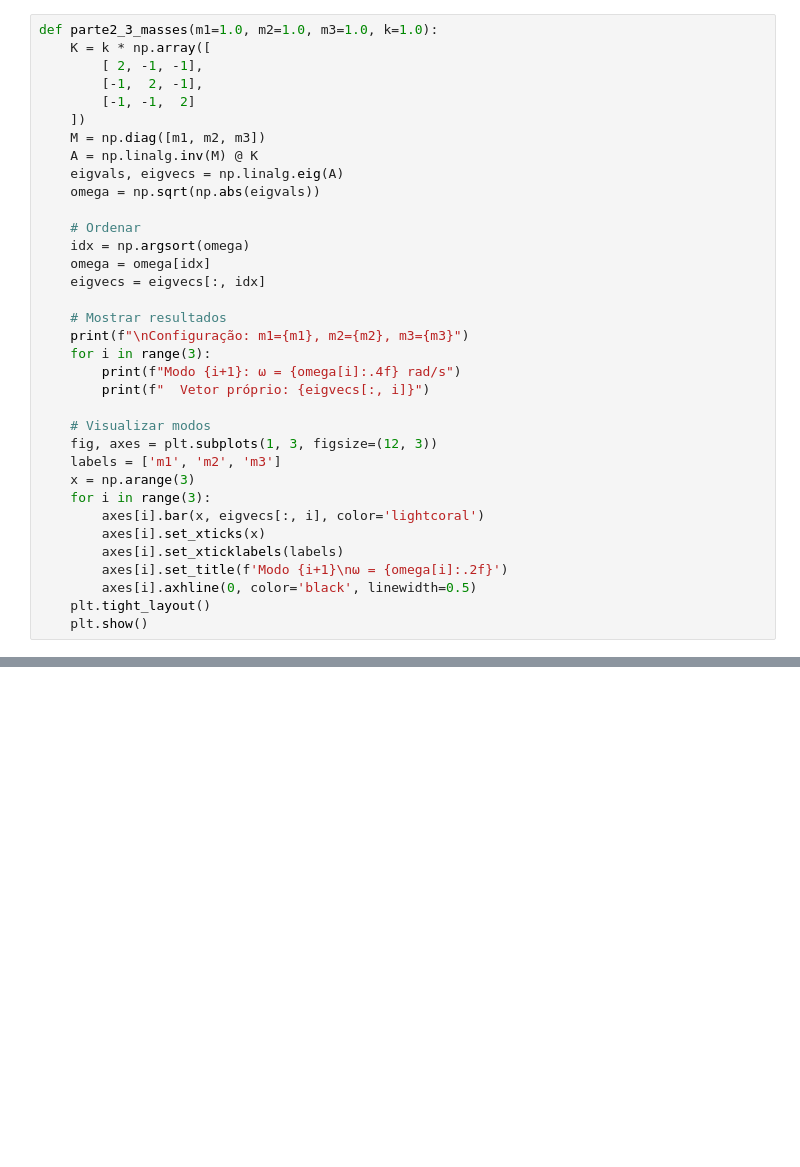
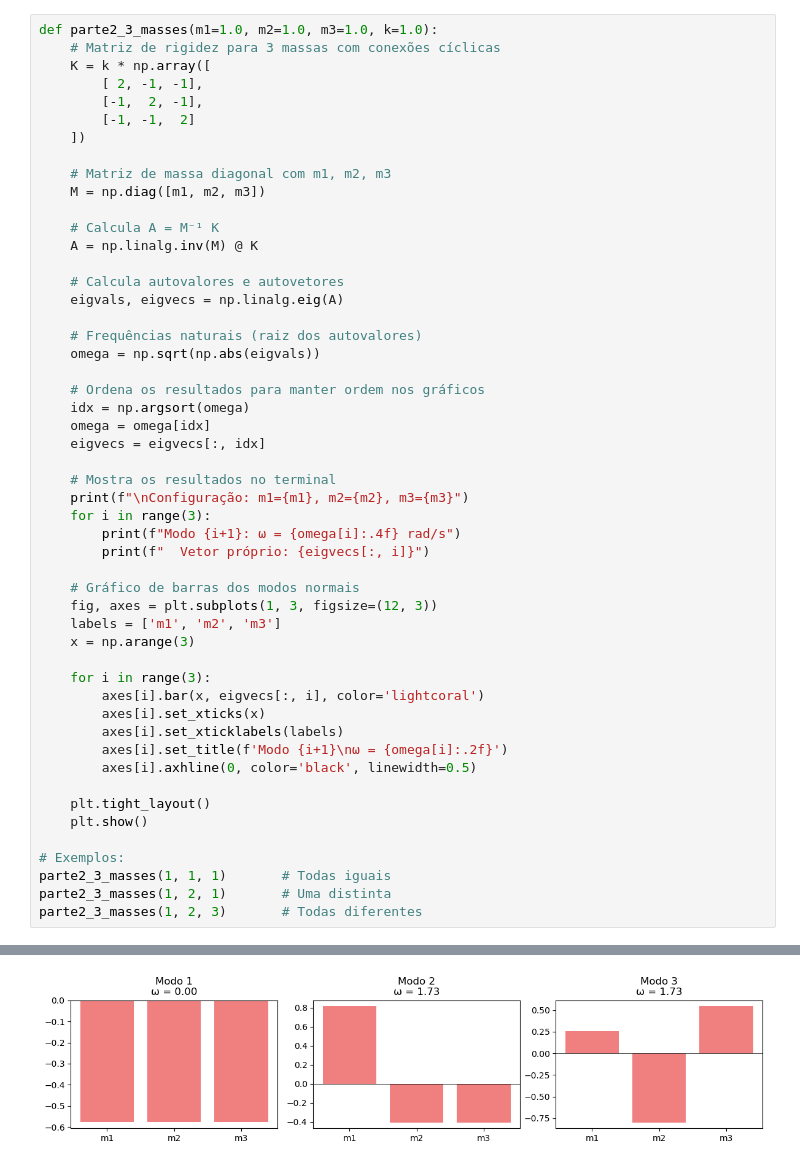
Before and after one commit to Gsimarelli/av4, a Jupyter notebook: AV4.ipynb, the cells around one changed output, grey strips where cells are left out. Drawn from its saved outputs; the diff is of its cells as text; blank space fills up the shorter version.

```diff
--- a/AV4.ipynb
+++ b/AV4.ipynb
@@ -33,35 +53,52 @@ def parte1_2_masses(m1=1.0, k=1.0):
 # %%
 def parte2_3_masses(m1=1.0, m2=1.0, m3=1.0, k=1.0):
+    # Matriz de rigidez para 3 massas com conexões cíclicas
     K = k * np.array([
         [ 2, -1, -1],
         [-1,  2, -1],
         [-1, -1,  2]
     ])
+
+    # Matriz de massa diagonal com m1, m2, m3
     M = np.diag([m1, m2, m3])
+
+    # Calcula A = M⁻¹ K
     A = np.linalg.inv(M) @ K
+
+    # Calcula autovalores e autovetores
     eigvals, eigvecs = np.linalg.eig(A)
+
+    # Frequências naturais (raiz dos autovalores)
     omega = np.sqrt(np.abs(eigvals))
 
-    # Ordenar
+    # Ordena os resultados para manter ordem nos gráficos
     idx = np.argsort(omega)
     omega = omega[idx]
     eigvecs = eigvecs[:, idx]
 
-    # Mostrar resultados
+    # Mostra os resultados no terminal
     print(f"\nConfiguração: m1={m1}, m2={m2}, m3={m3}")
     for i in range(3):
         print(f"Modo {i+1}: ω = {omega[i]:.4f} rad/s")
         print(f"  Vetor próprio: {eigvecs[:, i]}")
 
-    # Visualizar modos
+    # Gráfico de barras dos modos normais
     fig, axes = plt.subplots(1, 3, figsize=(12, 3))
     labels = ['m1', 'm2', 'm3']
     x = np.arange(3)
+
     for i in range(3):
         axes[i].bar(x, eigvecs[:, i], color='lightcoral')
         axes[i].set_xticks(x)
         axes[i].set_xticklabels(labels)
         axes[i].set_title(f'Modo {i+1}\nω = {omega[i]:.2f}')
         axes[i].axhline(0, color='black', linewidth=0.5)
+
     plt.tight_layout()
     plt.show()
+
+# Exemplos:
+parte2_3_masses(1, 1, 1)       # Todas iguais
+parte2_3_masses(1, 2, 1)       # Uma distinta
+parte2_3_masses(1, 2, 3)       # Todas diferentes
+# %% [output]
@@ -67,0 +112 @@ def parte2_3_masses(m1=1.0, m2=1.0, m3=1.0, k=1.0):
+[figure, added]
```
Also changed, not shown: parts of 4 cells of this notebook.
